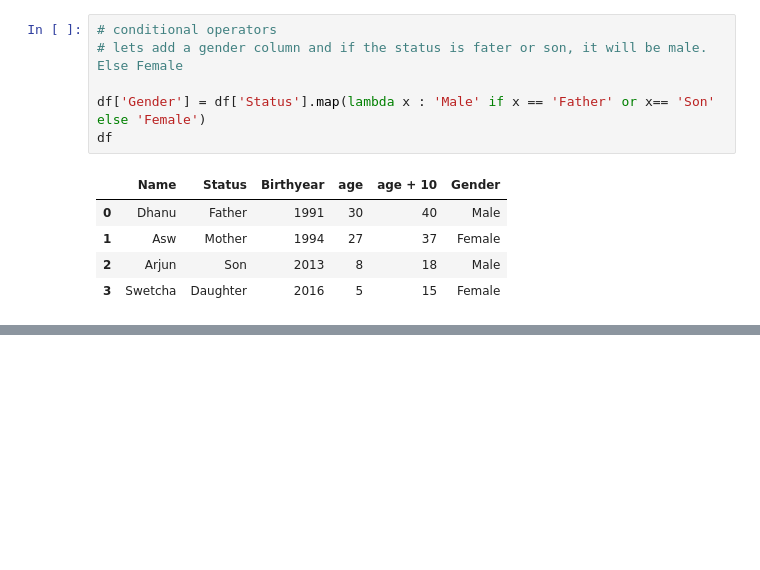
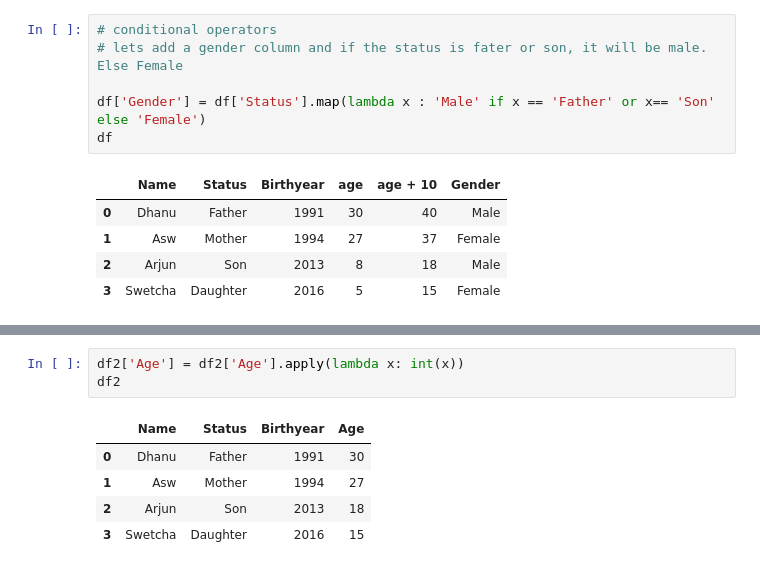
Before and after one commit to DollarDan/Data-Science, a Jupyter notebook: Python Basics/list-operations.ipynb, the cells around one changed output, grey strips where cells are left out. Saved outputs shown, nothing was run; the diff lists cells and outputs as text; blank space fills up the shorter version.

```diff
--- a/Python Basics/list-operations.ipynb
+++ b/Python Basics/list-operations.ipynb
@@ -312,0 +361,9 @@ df
+# %%
+df2['Age'] = df2['Age'].apply(lambda x: int(x))
+df2
+# %% [output]
+|  | Name | Status | Birthyear | Age |
+| 0 | Dhanu | Father | 1991 | 30 |
+| 1 | Asw | Mother | 1994 | 27 |
+| 2 | Arjun | Son | 2013 | 18 |
+| 3 | Swetcha | Daughter | 2016 | 15 |
```
Also changed, not shown: parts of 8 cells of this notebook, 1 other file.
